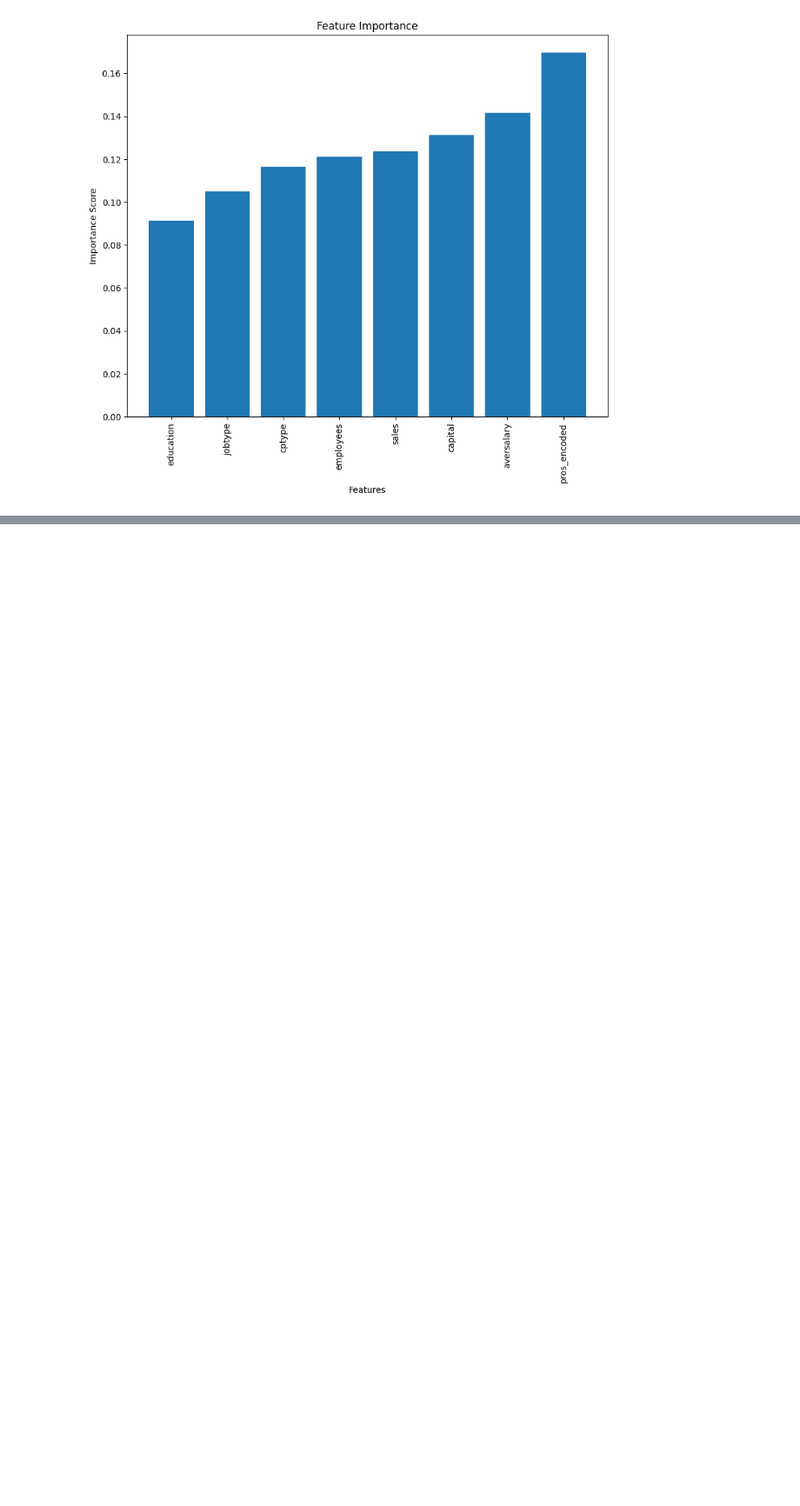
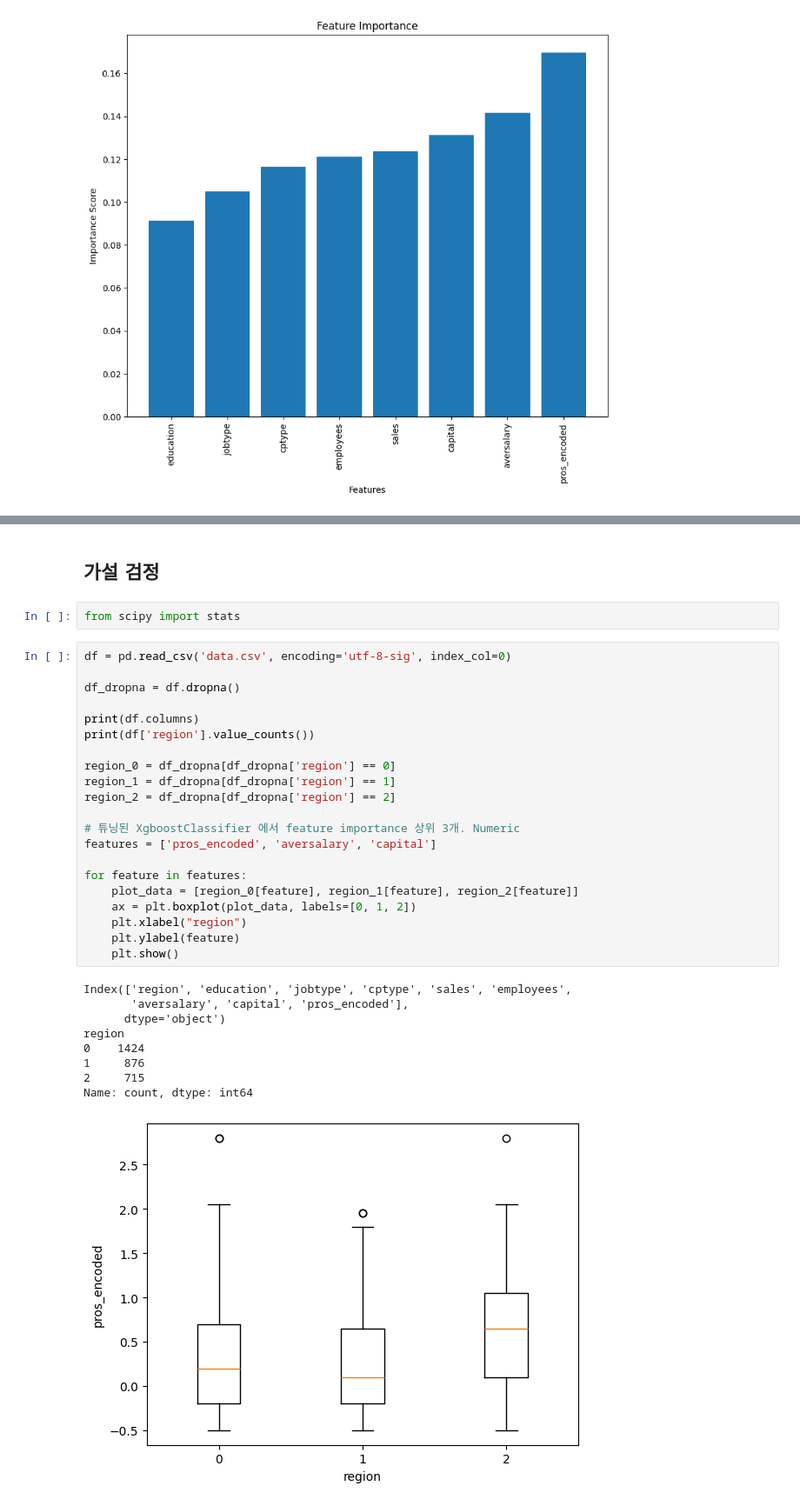
Before and after one commit to RGB234/----------, a Jupyter notebook: prediction.ipynb, the cells around one changed output, grey strips where cells are left out. Shown at 87% size. Drawn from its saved outputs; the diff is of its cells as text; blank space fills up the shorter version.

```diff
--- a/prediction.ipynb
+++ b/prediction.ipynb
@@ -550,0 +547,35 @@ plt.show()
+# %% [markdown]
+## 가설 검정
+# %%
+from scipy import stats
+# %%
+df = pd.read_csv('data.csv', encoding='utf-8-sig', index_col=0)
+
+df_dropna = df.dropna()
+
+print(df.columns)
+print(df['region'].value_counts())
+
+region_0 = df_dropna[df_dropna['region'] == 0]
+region_1 = df_dropna[df_dropna['region'] == 1]
+region_2 = df_dropna[df_dropna['region'] == 2]
+
+# 튜닝된 XgboostClassifier 에서 feature importance 상위 3개. Numeric
+features = ['pros_encoded', 'aversalary', 'capital']
+
+for feature in features:
+    plot_data = [region_0[feature], region_1[feature], region_2[feature]]
+    ax = plt.boxplot(plot_data, labels=[0, 1, 2])
+    plt.xlabel("region")
+    plt.ylabel(feature)
+    plt.show()
+# %% [output]
+Index(['region', 'education', 'jobtype', 'cptype', 'sales', 'employees',
+       'aversalary', 'capital', 'pros_encoded'],
+      dtype='object')
+region
+0    1424
+1     876
+2     715
+Name: count, dtype: int64
+[figure, added]
```
Also changed, not shown: parts of 8 cells of this notebook.
